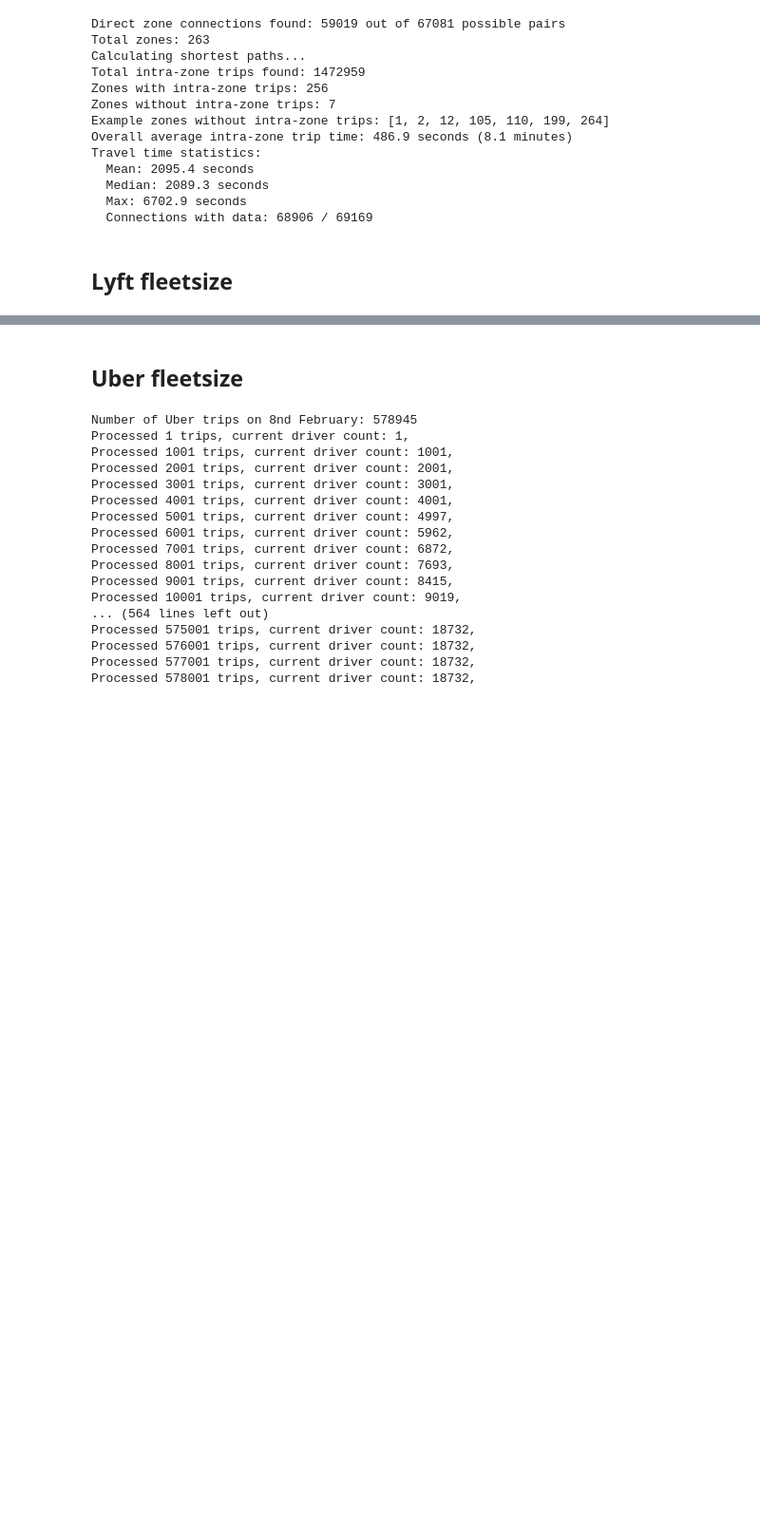
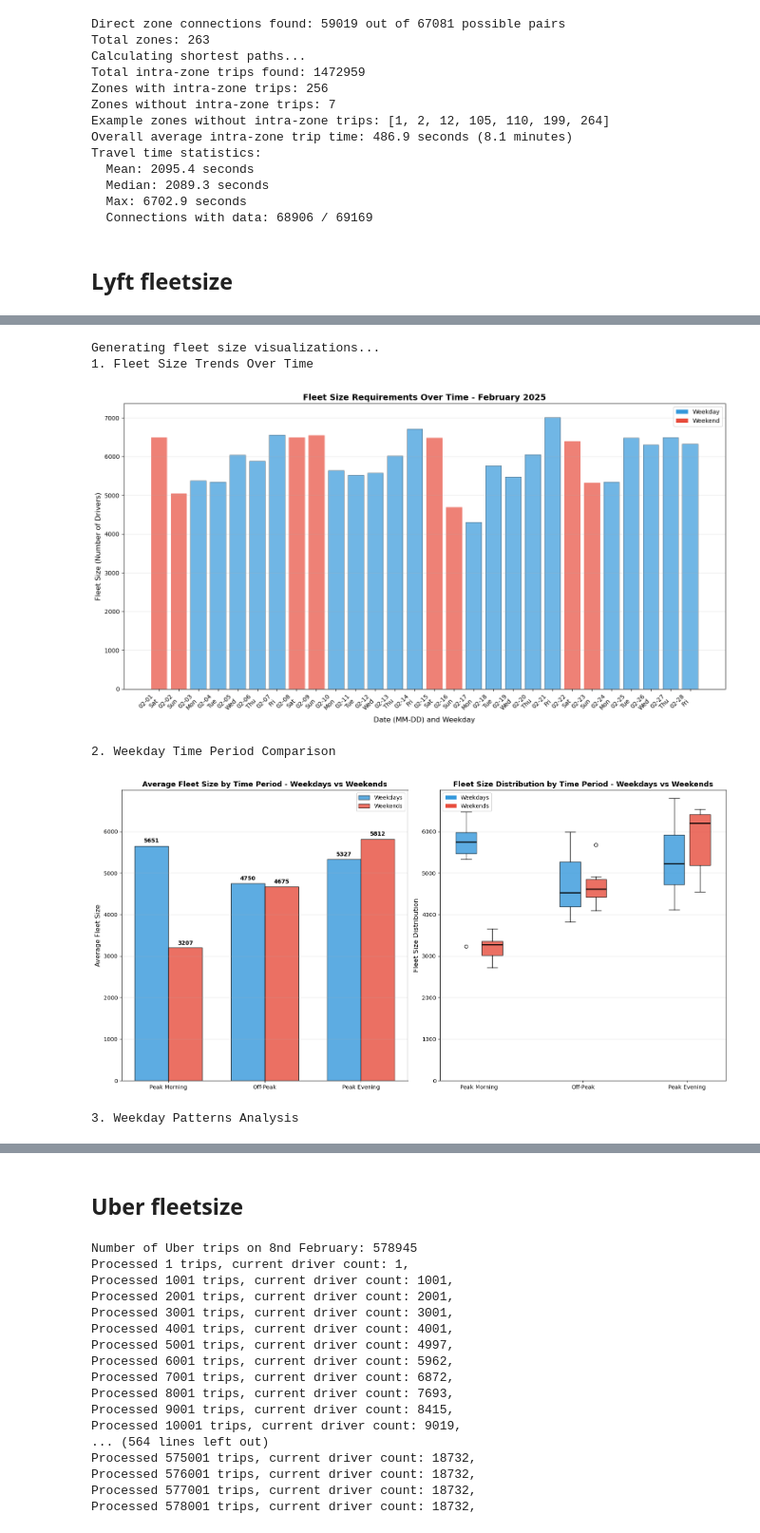
Before and after one commit to hendrikmehl/Thesis_HME, a Jupyter notebook: Code/notebooks/fleet_size.ipynb, the cells around one changed output, grey strips where cells are left out. Shown at 95% size. Drawn from its saved outputs; the diff is of its cells as text; code cells hidden in the pictures; blank space fills up the shorter version.

```diff
--- a/Code/notebooks/fleet_size.ipynb
+++ b/Code/notebooks/fleet_size.ipynb
@@ -223,0 +260,14 @@ Processed 181001 trips, current driver count: 5046,
+# %%
+import pandas as pd
+import src.fleet_size.visualizations as visualizations
+importlib.reload(visualizations)
+
+
+visualizations.visualize_fleet_size_summary(pd.read_csv('../data/processed/lyft_fleet_size_summary.csv'))
+# %% [output]
+Generating fleet size visualizations...
+1. Fleet Size Trends Over Time
+[figure, added]
+2. Weekday Time Period Comparison
+[figure, added]
+3. Weekday Patterns Analysis
```
Also changed, not shown: parts of 10 cells of this notebook, 9 other files.
